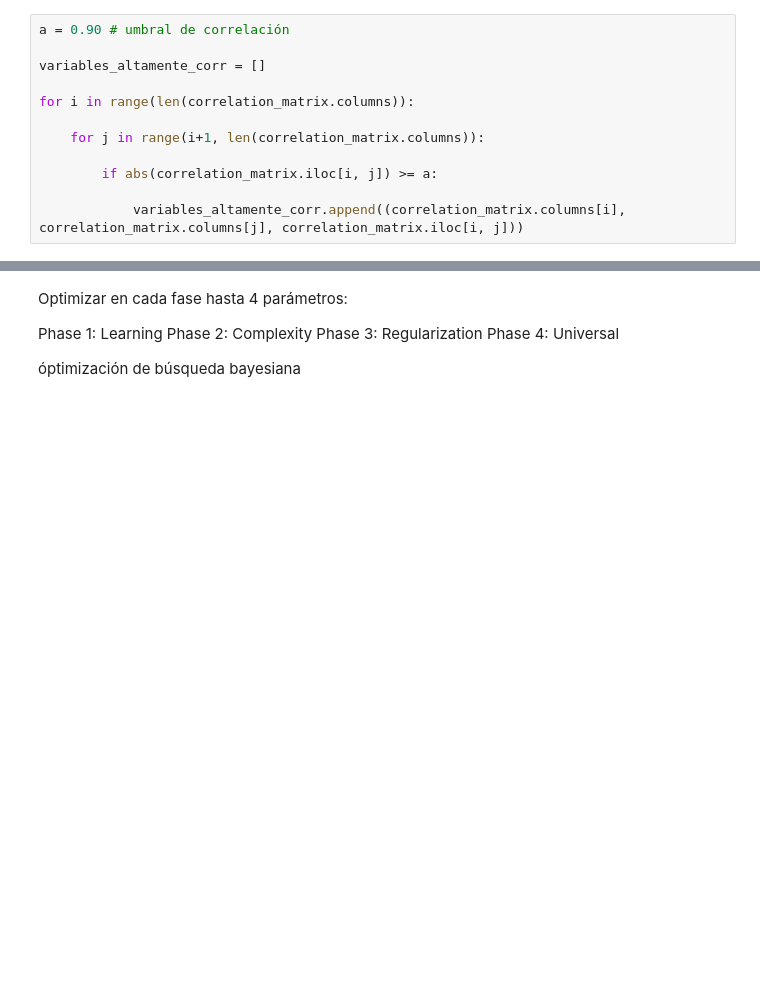
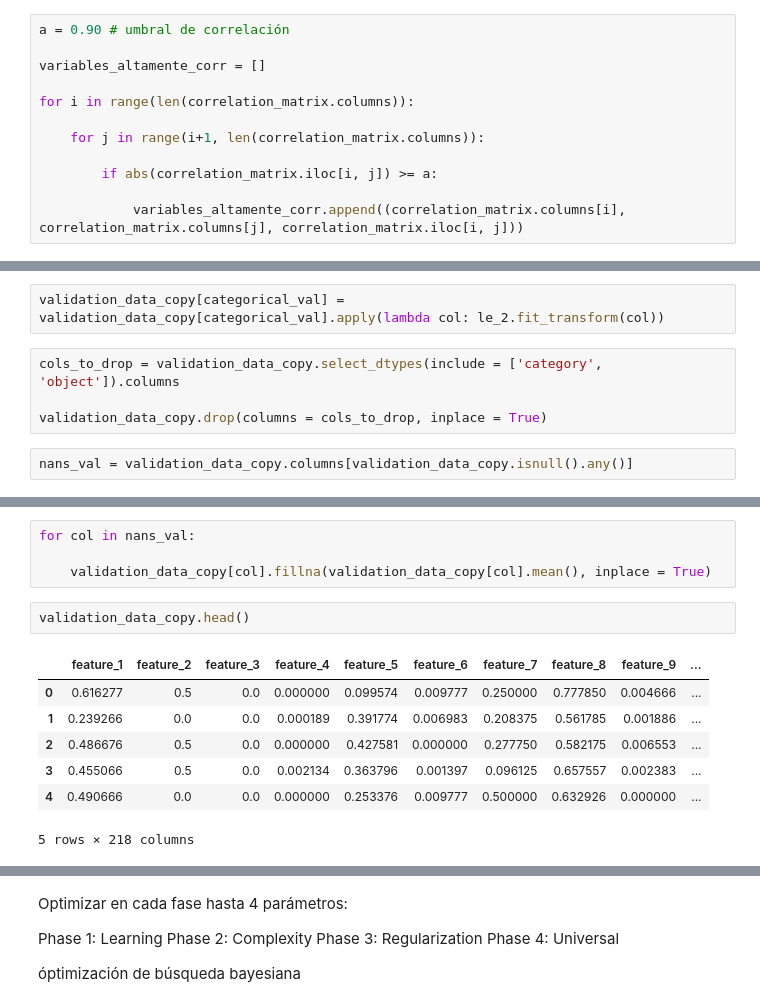
Before and after one commit to FranzValerio/baubap-nn-challenge, a Jupyter notebook: Notebooks/data_exploratory.ipynb, the cells around one changed output, grey strips where cells are left out. Saved outputs shown, nothing was run; the diff lists cells and outputs as text; blank space fills up the shorter version.

```diff
--- a/Notebooks/data_exploratory.ipynb
+++ b/Notebooks/data_exploratory.ipynb
@@ -235,0 +340,8 @@ print(len(variables_altamente_corr))
+# %%
+validation_data_copy[categorical_val] = validation_data_copy[categorical_val].apply(lambda col: le_2.fit_transform(col))
+# %%
+cols_to_drop = validation_data_copy.select_dtypes(include = ['category', 'object']).columns
+
+validation_data_copy.drop(columns = cols_to_drop, inplace = True)
+# %%
+nans_val = validation_data_copy.columns[validation_data_copy.isnull().any()]
@@ -235,0 +362,14 @@ print(len(variables_altamente_corr))
+# %%
+for col in nans_val:
+
+    validation_data_copy[col].fillna(validation_data_copy[col].mean(), inplace = True)
+# %%
+validation_data_copy.head()
+# %% [output]
+|  | feature_1 | feature_2 | feature_3 | feature_4 | feature_5 | feature_6 | feature_7 | feature_8 | feature_9 | ... |
+| 0 | 0.616277 | 0.5 | 0.0 | 0.000000 | 0.099574 | 0.009777 | 0.250000 | 0.777850 | 0.004666 | ... |
+| 1 | 0.239266 | 0.0 | 0.0 | 0.000189 | 0.391774 | 0.006983 | 0.208375 | 0.561785 | 0.001886 | ... |
+| 2 | 0.486676 | 0.5 | 0.0 | 0.000000 | 0.427581 | 0.000000 | 0.277750 | 0.582175 | 0.006553 | ... |
+| 3 | 0.455066 | 0.5 | 0.0 | 0.002134 | 0.363796 | 0.001397 | 0.096125 | 0.657557 | 0.002383 | ... |
+| 4 | 0.490666 | 0.0 | 0.0 | 0.000000 | 0.253376 | 0.009777 | 0.500000 | 0.632926 | 0.000000 | ... |
+5 rows × 218 columns
```
Also changed, not shown: parts of 37 cells of this notebook.
